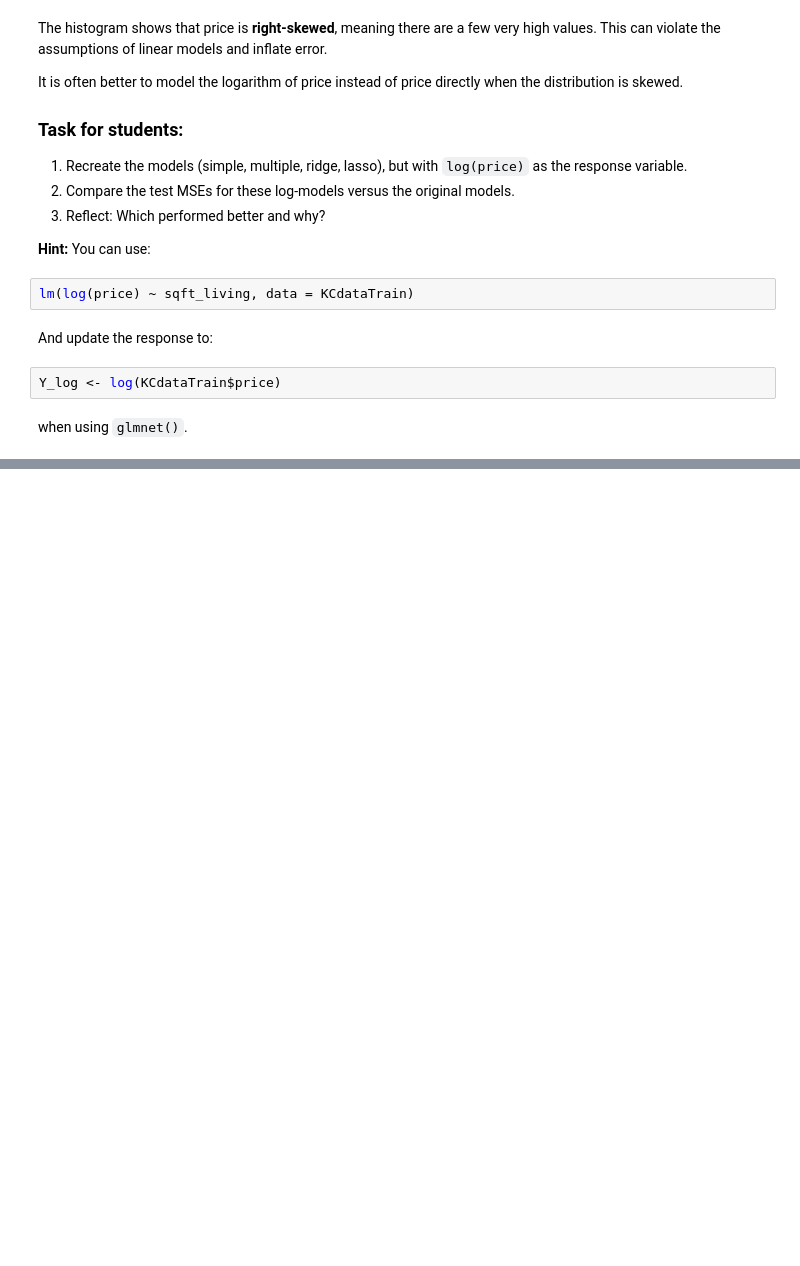
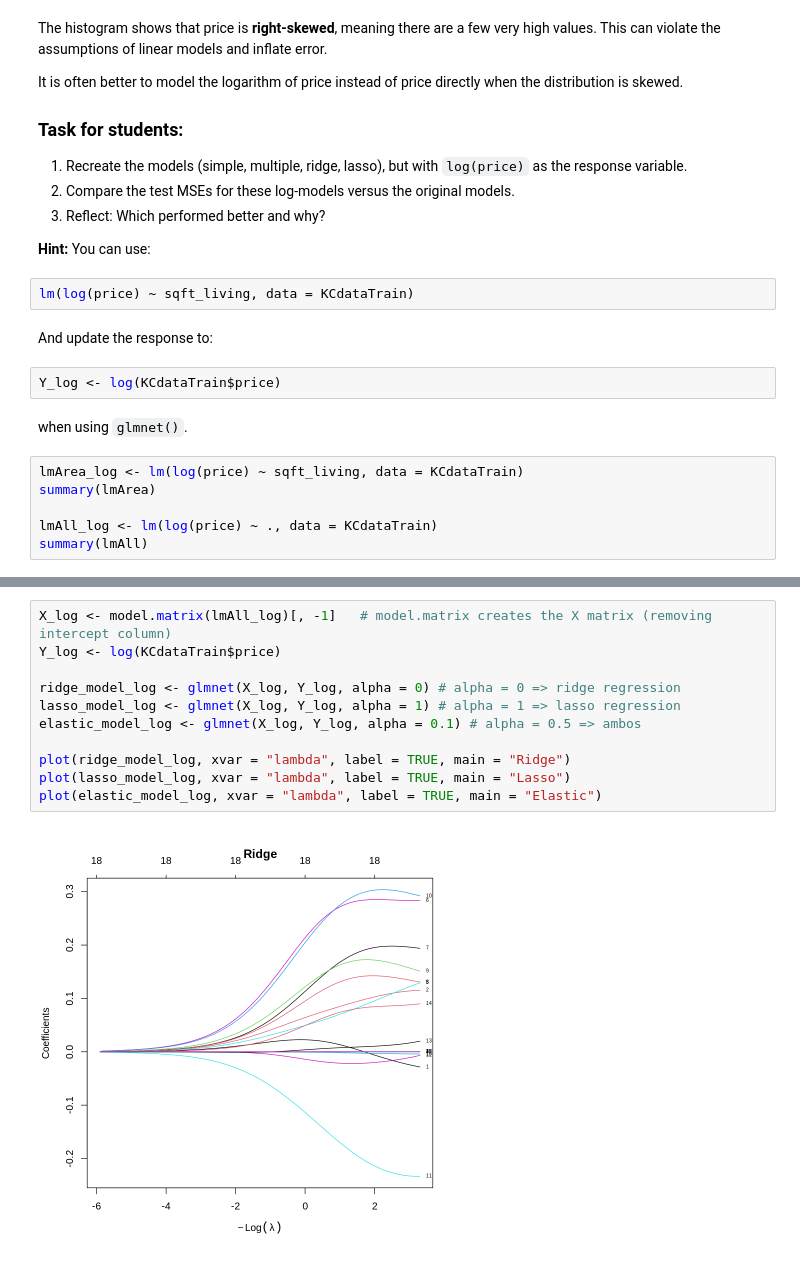
Before and after one commit to martinospina/Curso_Actuaria, a Jupyter notebook: Notebooks/HousePriceRegularisation.ipynb, the cells around one changed output, grey strips where cells are left out. Cells and saved outputs as stored; diff of their text form; blank space fills up the shorter version.

```diff
--- a/Notebooks/HousePriceRegularisation.ipynb
+++ b/Notebooks/HousePriceRegularisation.ipynb
@@ -288,3 +319,9 @@ And update the response to:
 Y_log <- log(KCdataTrain$price)
 # %% [markdown]
 when using `glmnet()`.
+# %%
+lmArea_log <- lm(log(price) ~ sqft_living, data = KCdataTrain)
+summary(lmArea)
+
+lmAll_log <- lm(log(price) ~ ., data = KCdataTrain)
+summary(lmAll)
@@ -290,0 +363,13 @@ when using `glmnet()`.
+# %%
+X_log <- model.matrix(lmAll_log)[, -1]   # model.matrix creates the X matrix (removing intercept column)
+Y_log <- log(KCdataTrain$price)
+
+ridge_model_log <- glmnet(X_log, Y_log, alpha = 0) # alpha = 0 => ridge regression
+lasso_model_log <- glmnet(X_log, Y_log, alpha = 1) # alpha = 1 => lasso regression
+elastic_model_log <- glmnet(X_log, Y_log, alpha = 0.1) # alpha = 0.5 => ambos
+
+plot(ridge_model_log, xvar = "lambda", label = TRUE, main = "Ridge")
+plot(lasso_model_log, xvar = "lambda", label = TRUE, main = "Lasso")
+plot(elastic_model_log, xvar = "lambda", label = TRUE, main = "Elastic")
+# %% [output]
+[figure, added]
```
Also changed, not shown: parts of 11 cells of this notebook.
